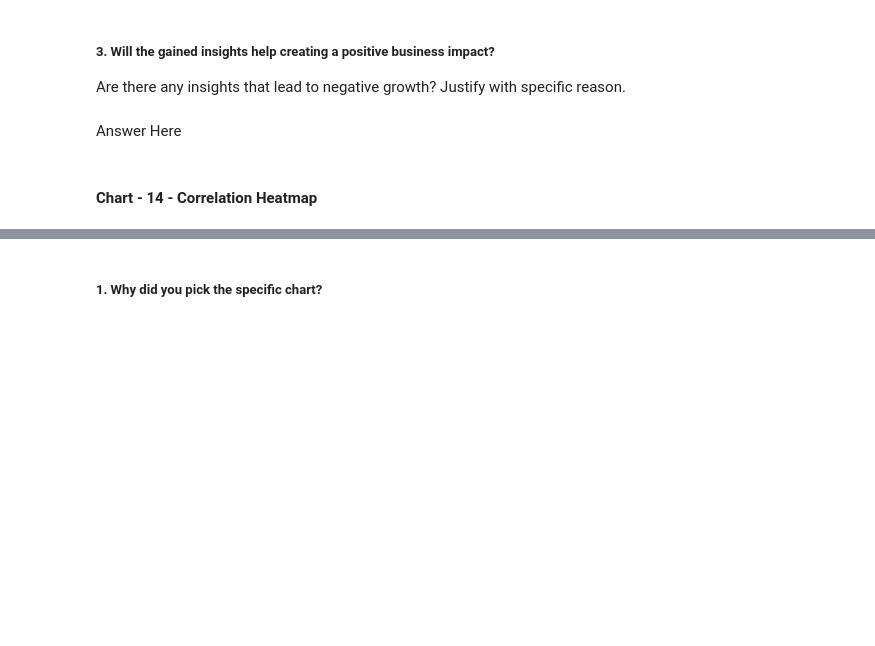
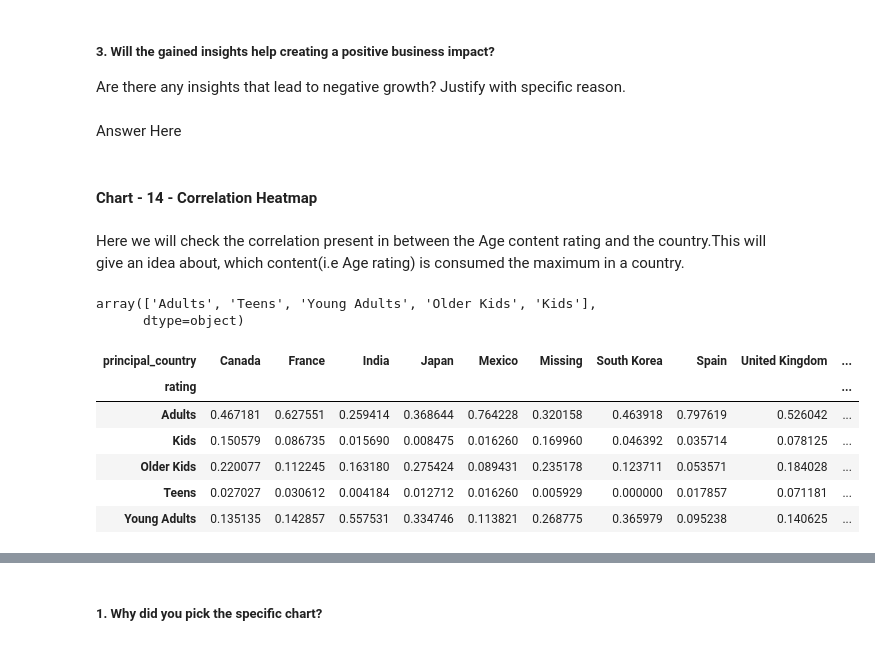
Before and after one commit to DipanshuKumar449/Netflix-Movies-and-TV-Shows-Clustering, a Jupyter notebook: Netflix_Movies_and_TV_Shows_Clustering.ipynb, the cells around one changed output, grey strips where cells are left out. Saved outputs shown, nothing was run; the diff lists cells and outputs as text; code cells hidden in the pictures; blank space fills up the shorter version.

```diff
--- a/Netflix_Movies_and_TV_Shows_Clustering.ipynb
+++ b/Netflix_Movies_and_TV_Shows_Clustering.ipynb
@@ -827,0 +860,28 @@ Answer Here
+# %% [markdown]
+Here we will check the correlation present in between the Age content rating and the country.This will give an idea about, which content(i.e Age rating) is consumed the maximum in a country.
+# %%
+# Creating a dictionary for rating_ages
+rating_ages = {'TV-PG': 'Older Kids',
+               'TV-MA': 'Adults',
+               'TV-Y7-FV': 'Older Kids',
+               'TV-Y7': 'Older Kids',
+               'TV-14': 'Young Adults',
+               'R': 'Adults',
+               'TV-Y': 'Kids',
+               'NR': 'Adults',
+               'PG-13': 'Teens',
+               'TV-G': 'Kids',
+               'PG': 'Older Kids',
+               'G': 'Kids',
+               'UR': 'Adults',
+               'NC-17': 'Adults'}
+
+# Replacing with the new and general form
+df['rating'].replace(rating_ages, inplace = True)
+df['rating'].unique()
+
+# Checking unique values for column age_rating
+df['rating'].unique()
+# %% [output]
+array(['Adults', 'Teens', 'Young Adults', 'Older Kids', 'Kids'],
+      dtype=object)
@@ -827,0 +898,17 @@ Answer Here
+# %%
+
+df['count'] = 1
+data = df.groupby('principal_country')[['principal_country','count']].sum().sort_values(by='count',ascending=False).reset_index()[:10]
+data = data['principal_country']
+
+Flix_df_heatmap = df.loc[df['principal_country'].isin(data)]
+Flix_df_heatmap = pd.crosstab(Flix_df_heatmap['principal_country'], Flix_df_heatmap['rating'],normalize = "index").T
+Flix_df_heatmap
+# %% [output]
+| principal_country | Canada | France | India | Japan | Mexico | Missing | South Korea | Spain | United Kingdom | ... |
+| rating |  |  |  |  |  |  |  |  |  | ... |
+| Adults | 0.467181 | 0.627551 | 0.259414 | 0.368644 | 0.764228 | 0.320158 | 0.463918 | 0.797619 | 0.526042 | ... |
+| Kids | 0.150579 | 0.086735 | 0.015690 | 0.008475 | 0.016260 | 0.169960 | 0.046392 | 0.035714 | 0.078125 | ... |
+| Older Kids | 0.220077 | 0.112245 | 0.163180 | 0.275424 | 0.089431 | 0.235178 | 0.123711 | 0.053571 | 0.184028 | ... |
+| Teens | 0.027027 | 0.030612 | 0.004184 | 0.012712 | 0.016260 | 0.005929 | 0.000000 | 0.017857 | 0.071181 | ... |
+| Young Adults | 0.135135 | 0.142857 | 0.557531 | 0.334746 | 0.113821 | 0.268775 | 0.365979 | 0.095238 | 0.140625 | ... |
```
Also changed, not shown: parts of 40 cells of this notebook.
